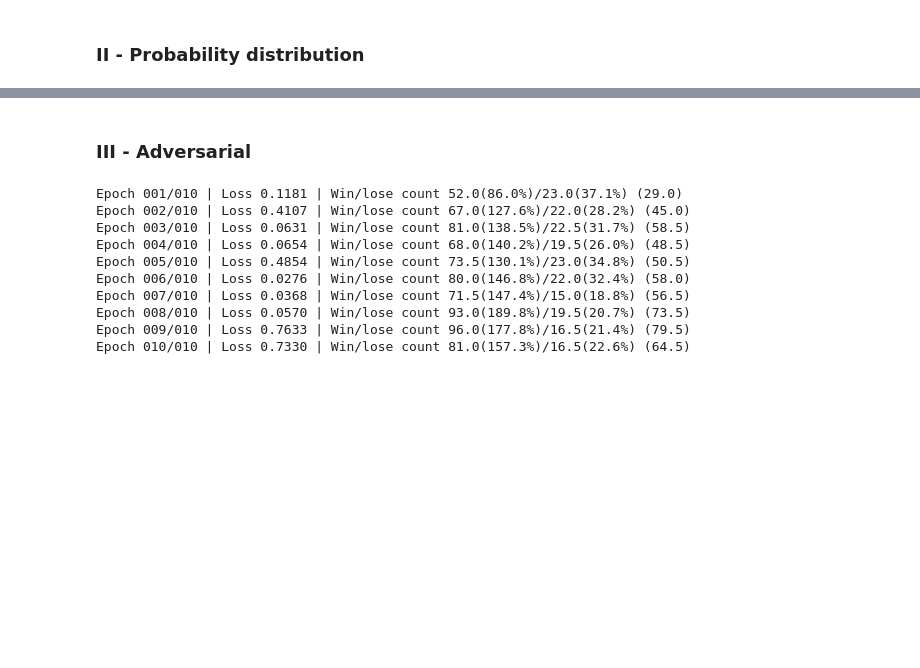
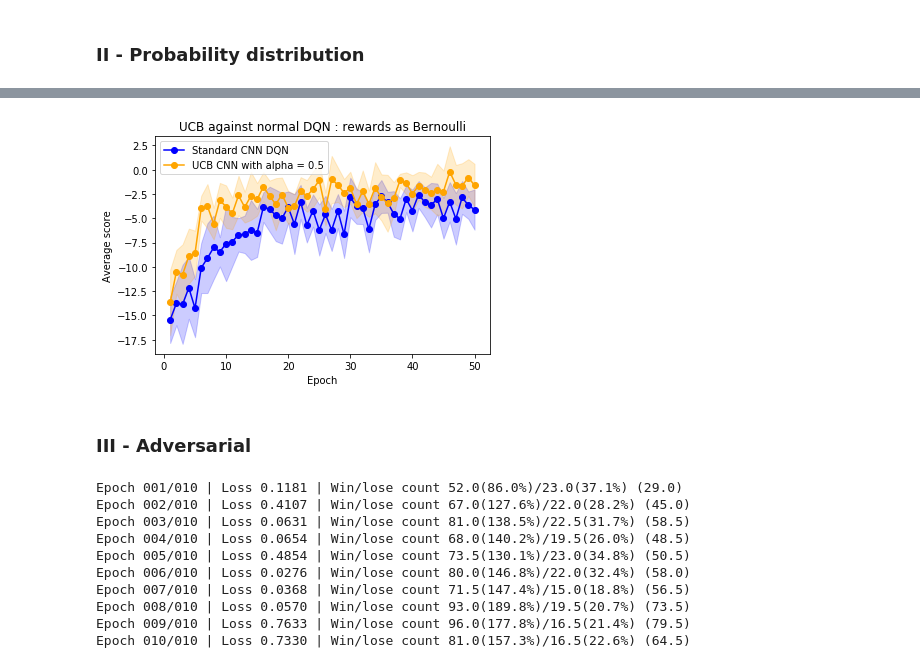
Before and after one commit to EmmanuelJhno/Reinforcement_learning, a Jupyter notebook: Project_adv_env/DQN_rat.ipynb, the cells around one changed output, grey strips where cells are left out. Cells and saved outputs as stored; diff of their text form; code cells hidden in the pictures; blank space fills up the shorter version.

```diff
--- a/Project_adv_env/DQN_rat.ipynb
+++ b/Project_adv_env/DQN_rat.ipynb
@@ -1251,7 +1349,7 @@ Epoch 010/010 | Loss 0.0567 | Win/lose count 46.0(90.2%)/7.0(9.6%) (39.0)
 # %% [markdown]
 ### II - Probability distribution
 # %%
-def board_dist(infos, dist_type='gaussian'):
+def board_dist(infos, dist_type='bernoulli'):
     """Translate the board
 
     input :
@@ -1357,3 +1455,60 @@ Epoch 008/010 | Loss 0.0382 | Win/lose count 42.55830870553849(82.6%)/27.2583775
 Epoch 009/010 | Loss 0.0696 | Win/lose count 33.97167291493281(61.2%)/23.71620983561219(30.4%) (10.3)
 Epoch 010/010 | Loss 0.0519 | Win/lose count 39.06116248823437(76.6%)/29.947992246790186(46.1%) (9.1)
 [interactive output not drawn]
+# %%
+K.clear_session()
+##################################
+nb_avg = 10
+epoch = 50
+name = 'UCB_CNN'
+memory_access = 'linear' # 'random'
+transform_fct = board_dist
+##################################
+mod_env = Adaptive_Environment(grid_size=size, max_time=500, temperature=0.3, immob_penalty=0.1,
+                               transform_board=transform_fct)
+
+#--------------------------------------------------------------------------------------------------------
+scores_avg = np.zeros((nb_avg, epoch))
+for i in range(nb_avg):
+    agent = DQN_CNN(lr=.001, epsilon=0.3, memory_size=5000, batch_size=50, n_state=3)
+    scores = train(agent, mod_env, epoch, freq_video=10, eps_decay=0.5, eps_step=3,
+                   prefix='{}_env'.format(name), memory_access=memory_access)
+    scores = [scores[0]] + [scores[i]-scores[i-1] for i in range(len(scores)-1,0,-1)][::-1]
+    scores_avg[i] += np.array(scores)
+
+scores_mean = np.mean(scores_avg, axis=0)
+scores_std = np.std(scores_avg, axis=0)
+
+plt.plot(np.arange(1,epoch+1,1), scores_mean, marker='o', color='blue',
+         label='Standard CNN DQN')
+ub = scores_mean - 1.96*scores_std/np.sqrt(nb_avg)
+lb = scores_mean + 1.96*scores_std/np.sqrt(nb_avg)
+plt.fill_between(np.arange(1,epoch+1,1), ub, lb, color='blue', alpha=.2)
+plt.legend()
+
+#--------------------------------------------------------------------------------------------------------
+scores_avg = np.zeros((nb_avg, epoch))
+for i in range(nb_avg):
+    agent = UCB_CNN(alpha=0.5, lr=1e-5, epsilon=0, memory_size=5000, batch_size=50, n_state=3)
+    scores = train(agent, mod_env, epoch, freq_video=10,
+                   prefix='{}_env'.format(name), memory_access=memory_access)
+    scores = [scores[0]] + [scores[i]-scores[i-1] for i in range(len(scores)-1,0,-1)][::-1]
+    scores_avg[i] += np.array(scores)
+
+scores_mean = np.mean(scores_avg, axis=0)
+scores_std = np.std(scores_avg, axis=0)
+
+plt.plot(np.arange(1,epoch+1,1), scores_mean, marker='o', color='orange',
+         label='UCB CNN with alpha = 0.5')
+ub = scores_mean - 1.96*scores_std/np.sqrt(nb_avg)
+lb = scores_mean + 1.96*scores_std/np.sqrt(nb_avg)
+plt.fill_between(np.arange(1,epoch+1,1), ub, lb, color='orange', alpha=.2)
+plt.legend()
+
+#--------------------------------------------------------------------------------------------------------
+plt.xlabel('Epoch')
+plt.ylabel('Average score')
+plt.title('UCB against normal DQN : rewards as Bernoulli')
+plt.legend()
+plt.show()
+# %% [output]
@@ -1360,3 +1532,4 @@ Epoch 010/010 | Loss 0.0519 | Win/lose count 39.06116248823437(76.6%)/29.9479922
+[figure, added]
 # %% [markdown]
 ### III - Adversarial
 # %%
```
Also changed, not shown: parts of 8 cells of this notebook, 2 other files.
